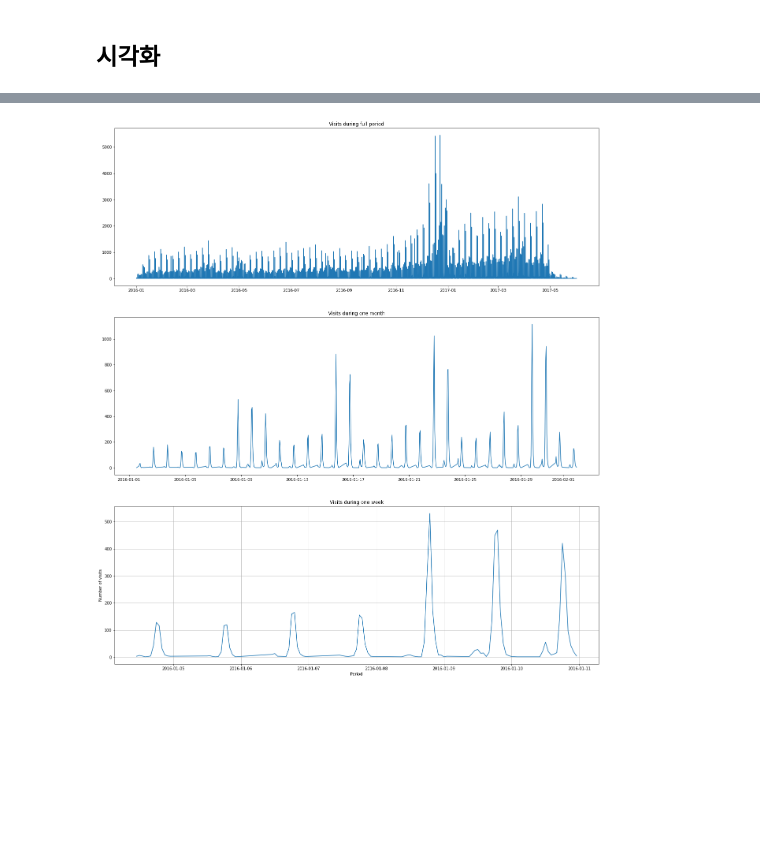
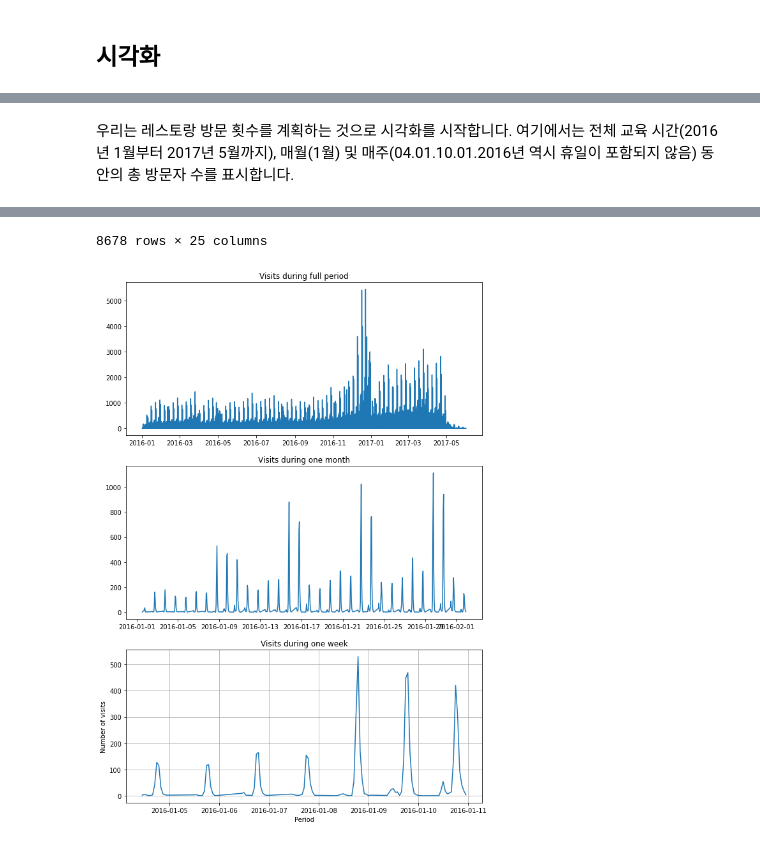
Before and after one commit to dlgur1994/Hackerthon1_Aiffel, a Jupyter notebook: jisu/Recruit_Restaurant_Visitor_Forecasting.ipynb, the cells around one changed output, grey strips where cells are left out. Saved outputs shown, nothing was run; the diff lists cells and outputs as text; code cells hidden in the pictures; blank space fills up the shorter version.

```diff
--- a/jisu/Recruit_Restaurant_Visitor_Forecasting.ipynb
+++ b/jisu/Recruit_Restaurant_Visitor_Forecasting.ipynb
@@ -244,13 +244,13 @@ full['visit_year'] = pd.Series(full.visit_datetime.dt.year)
 full['visit_month']  = pd.Series(full.visit_datetime.dt.month)
 full['visit_date'] = pd.Series(full.visit_datetime.dt.day)
 full['visit_weekday'] = pd.Series(full.visit_datetime.dt.weekday)
-full['visit_time'] = pd.Series(full.visit_datetime.dt.time
+full['visit_time'] = pd.Series(full.visit_datetime.dt.time)
 # %%
 full['reserve_year'] = pd.Series(full.reserve_datetime.dt.year)
 full['reserve_month']  = pd.Series(full.reserve_datetime.dt.month)
 full['reserve_date'] = pd.Series(full.reserve_datetime.dt.day)
 full['reserve_weekday'] = pd.Series(full.reserve_datetime.dt.weekday)
-full['reserve_time'] = pd.Series(full.reserve_datetime.dt.time
+full['reserve_time'] = pd.Series(full.reserve_datetime.dt.time)
 # %%
 full.info()
 full.head(300)
@@ -367,9 +400,14 @@ full.head(300)
+# %% [markdown]
+우리는 레스토랑 방문 횟수를 계획하는 것으로 시각화를 시작합니다. 여기에서는 전체 교육 시간(2016년 1월부터 2017년 5월까지), 매월(1월) 및 매주(04.01.10.01.2016년 역시 휴일이 포함되지 않음) 동안의 총 방문자 수를 표시합니다.
 # %%
+fullhist = full.groupby(['visit_datetime'],as_index=False).count().sort_values(by=['visit_datetime']) # 방문 시간으로 방문자를 예측
+display(fullhist)
 fullhist_mnth = fullhist.loc[fullhist['visit_datetime'] <= pd.to_datetime('2016-02-01 23:59:00')]
 fullhist_week = fullhist.loc[(fullhist['visit_datetime'] >= pd.to_datetime('2016-01-04 00:00:00')) \
                             & (fullhist['visit_datetime'] <= pd.to_datetime('2016-01-10 23:59:00'))]
 
-fig, (ax1, ax2, ax3) = plt.subplots(3, 1, figsize=(22,25))
+fig, (ax1, ax2, ax3) = plt.subplots(3, 1, figsize=(10,15))
+#fig, ax1 = plt.subplots(1, 1, figsize=(10,10))
 ax1.plot(fullhist.visit_datetime, fullhist.store_id)
 ax1.set_title("Visits during full period")
 plt.ylabel("Number of visits")
@@ -386,5 +424,6 @@ plt.ylabel("Number of visits")
 
 plt.xlabel("Period")
 plt.grid(True)
+
 plt.show()
 # %% [output]
@@ -391 +442,2 @@ plt.show()
+8678 rows × 25 columns
-[figure, old version]
+[figure, new version]
```
Also changed, not shown: parts of 8 cells of this notebook.
